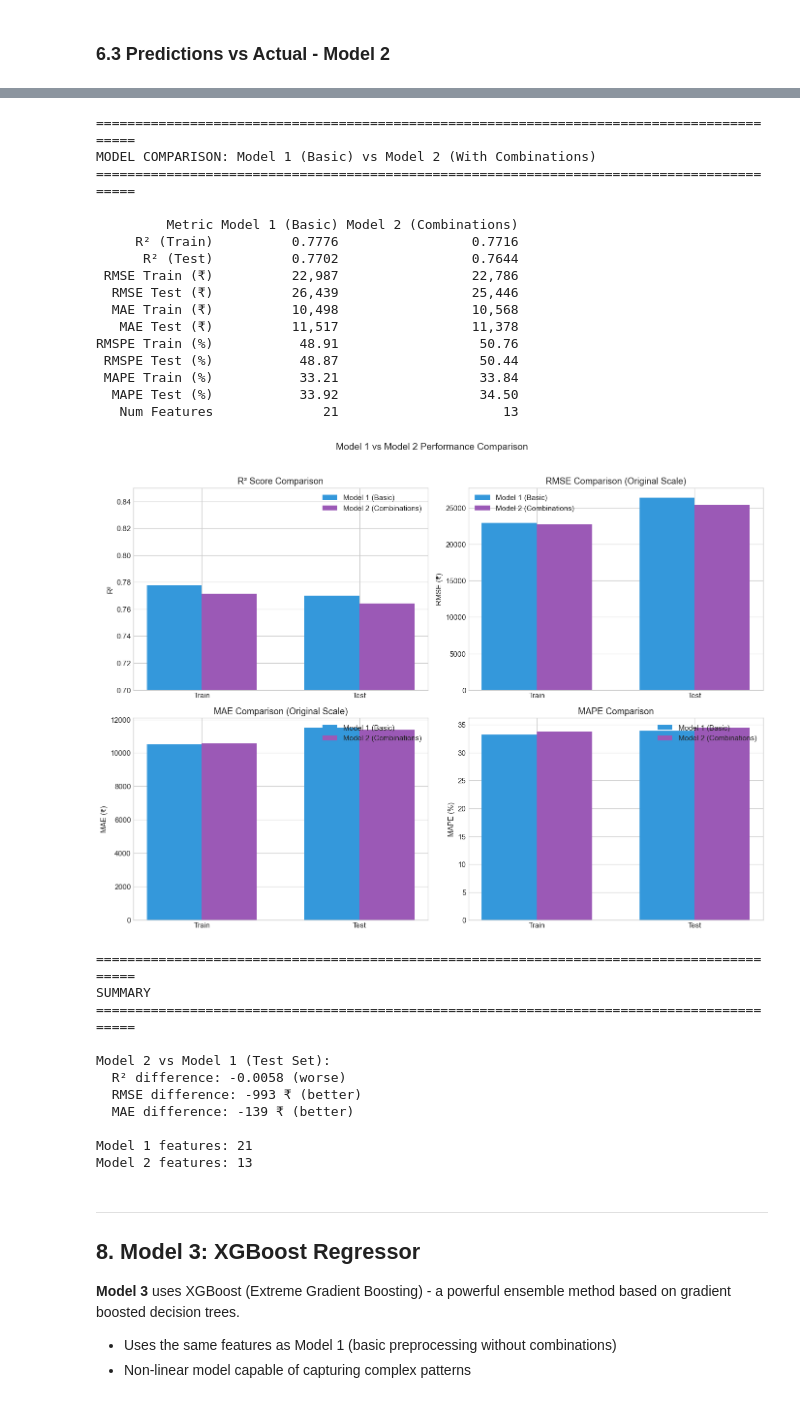
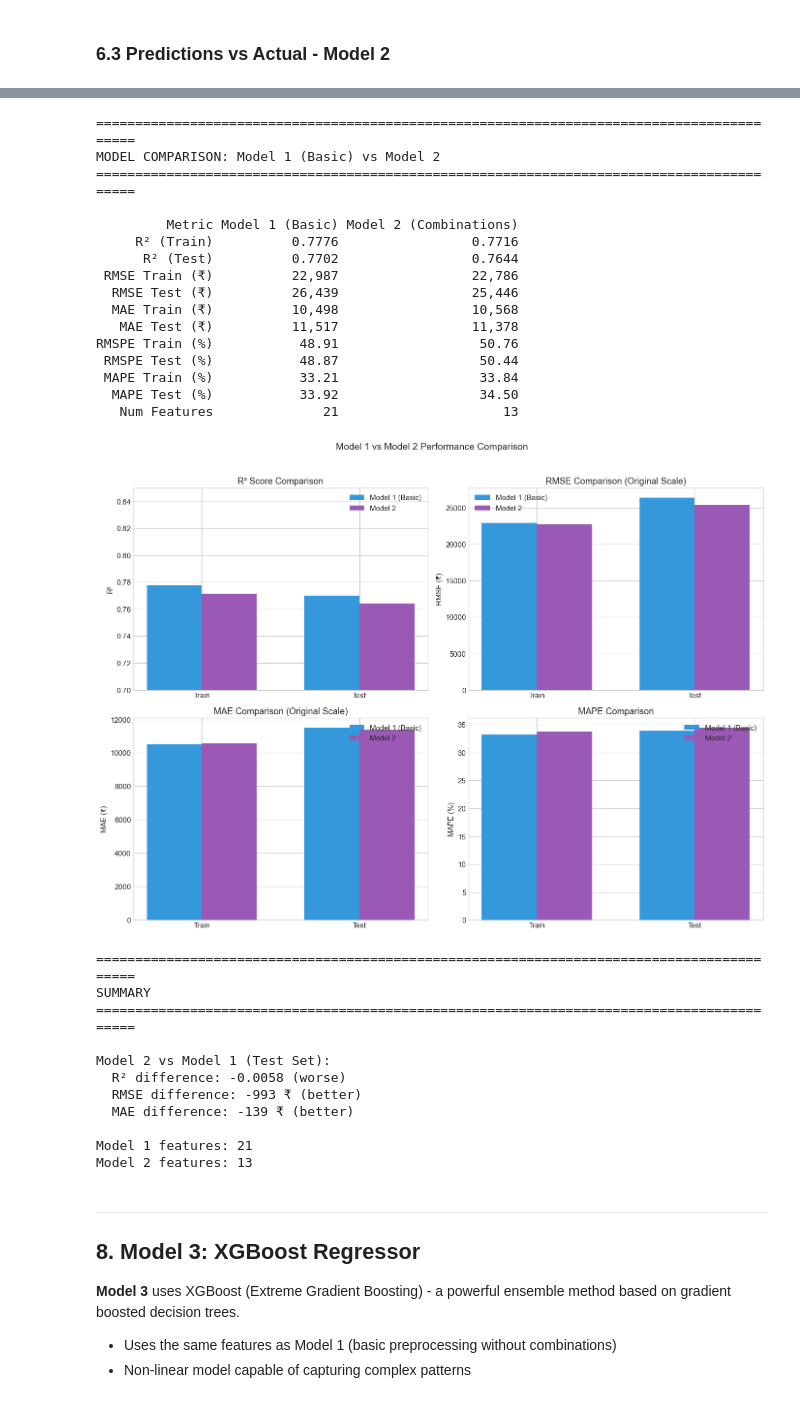
Before and after one commit to Grigor2003/house_rent_ds, a Jupyter notebook: ds.ipynb, the cells around one changed output, grey strips where cells are left out. Drawn from its saved outputs; the diff is of its cells as text; code cells hidden in the pictures.

```diff
--- a/ds.ipynb
+++ b/ds.ipynb
@@ -1405,7 +1409,7 @@ Compare the performance of both models:
 # Model Comparison Table
 # ============================================
 print("=" * 90)
-print("MODEL COMPARISON: Model 1 (Basic) vs Model 2 (With Combinations)")
+print("MODEL COMPARISON: Model 1 (Basic) vs Model 2")
 print("=" * 90)
 print()
 
@@ -1446,7 +1450,7 @@ x = np.arange(len(metrics_r2))
 width = 0.35
 
 axes[0, 0].bar(x - width/2, model1_r2, width, label='Model 1 (Basic)', color='#3498db')
-axes[0, 0].bar(x + width/2, model2_r2, width, label='Model 2 (Combinations)', color='#9b59b6')
+axes[0, 0].bar(x + width/2, model2_r2, width, label='Model 2 ', color='#9b59b6')
 axes[0, 0].set_ylabel('R²')
 axes[0, 0].set_title('R² Score Comparison')
 axes[0, 0].set_xticks(x)
@@ -1459,7 +1463,7 @@ model1_rmse = [rmse_train, rmse_test]
 model2_rmse = [rmse_train_m2, rmse_test_m2]
 
 axes[0, 1].bar(x - width/2, model1_rmse, width, label='Model 1 (Basic)', color='#3498db')
-axes[0, 1].bar(x + width/2, model2_rmse, width, label='Model 2 (Combinations)', color='#9b59b6')
+axes[0, 1].bar(x + width/2, model2_rmse, width, label='Model 2 ', color='#9b59b6')
 axes[0, 1].set_ylabel('RMSE (₹)')
 axes[0, 1].set_title('RMSE Comparison (Original Scale)')
 axes[0, 1].set_xticks(x)
@@ -1471,7 +1475,7 @@ model1_mae = [mae_train, mae_test]
 model2_mae = [mae_train_m2, mae_test_m2]
 
 axes[1, 0].bar(x - width/2, model1_mae, width, label='Model 1 (Basic)', color='#3498db')
-axes[1, 0].bar(x + width/2, model2_mae, width, label='Model 2 (Combinations)', color='#9b59b6')
+axes[1, 0].bar(x + width/2, model2_mae, width, label='Model 2 ', color='#9b59b6')
 axes[1, 0].set_ylabel('MAE (₹)')
 axes[1, 0].set_title('MAE Comparison (Original Scale)')
 axes[1, 0].set_xticks(x)
@@ -1483,7 +1487,7 @@ model1_mape = [mape_train, mape_test]
 model2_mape = [mape_train_m2, mape_test_m2]
 
 axes[1, 1].bar(x - width/2, model1_mape, width, label='Model 1 (Basic)', color='#3498db')
-axes[1, 1].bar(x + width/2, model2_mape, width, label='Model 2 (Combinations)', color='#9b59b6')
+axes[1, 1].bar(x + width/2, model2_mape, width, label='Model 2 ', color='#9b59b6')
 axes[1, 1].set_ylabel('MAPE (%)')
 axes[1, 1].set_title('MAPE Comparison')
 axes[1, 1].set_xticks(x)
@@ -1497,35 +1501,35 @@ plt.show()
 # Summary
 print("\n" + "=" * 90)
 print("SUMMARY")
 print("=" * 90)
 r2_diff = r2_test_m2 - r2_test
 rmse_diff = rmse_test_m2 - rmse_test
 mae_diff = mae_test_m2 - mae_test
 
 print(f"\nModel 2 vs Model 1 (Test Set):")
 print(f"  R² difference: {r2_diff:+.4f} ({'better' if r2_diff > 0 else 'worse'})")
 print(f"  RMSE difference: {rmse_diff:+,.0f} ₹ ({'worse' if rmse_diff > 0 else 'better'})")
 print(f"  MAE difference: {mae_diff:+,.0f} ₹ ({'worse' if mae_diff > 0 else 'better'})")
 print(f"\nModel 1 features: {len(feature_names)}")
 print(f"Model 2 features: {len(feature_names_m2)}")
 # %% [output]
 ==========================================================================================
-MODEL COMPARISON: Model 1 (Basic) vs Model 2 (With Combinations)
+MODEL COMPARISON: Model 1 (Basic) vs Model 2
 ==========================================================================================
 
          Metric Model 1 (Basic) Model 2 (Combinations)
      R² (Train)          0.7776                 0.7716
       R² (Test)          0.7702                 0.7644
  RMSE Train (₹)          22,987                 22,786
   RMSE Test (₹)          26,439                 25,446
   MAE Train (₹)          10,498                 10,568
    MAE Test (₹)          11,517                 11,378
 RMSPE Train (%)           48.91                  50.76
  RMSPE Test (%)           48.87                  50.44
  MAPE Train (%)           33.21                  33.84
   MAPE Test (%)           33.92                  34.50
    Num Features              21                     13
-[figure, old version]
+[figure, new version]
 ==========================================================================================
 SUMMARY
 ==========================================================================================
```
Also changed, not shown: parts of 9 cells of this notebook.
